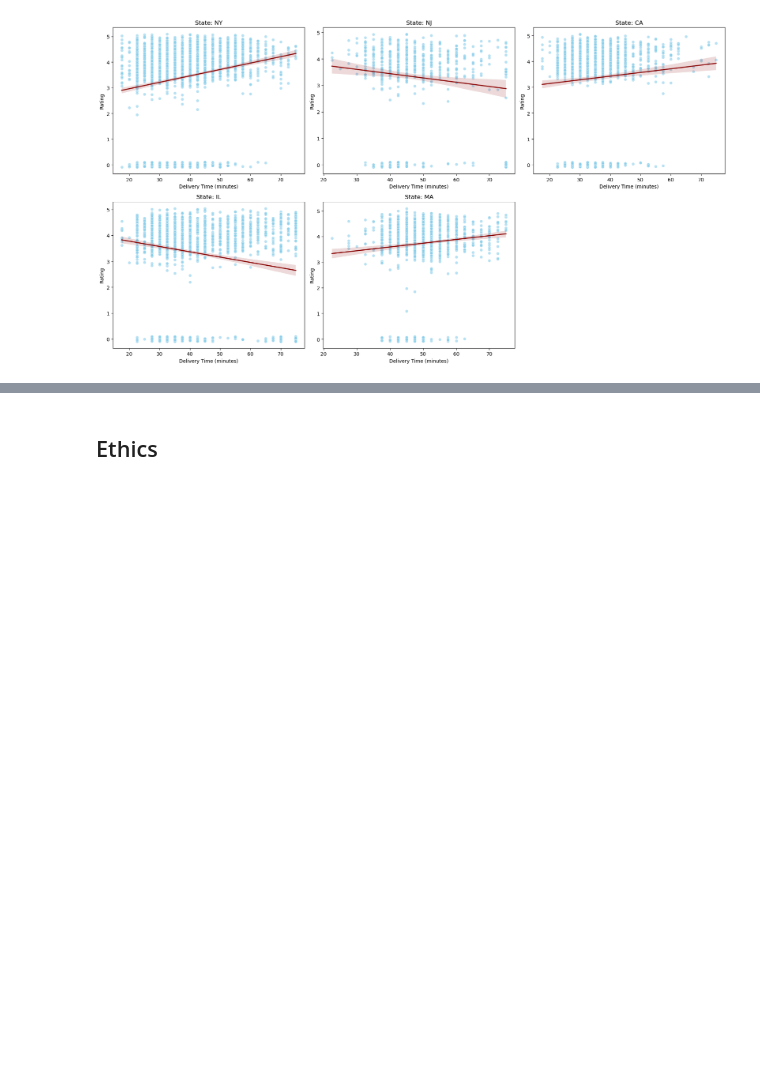
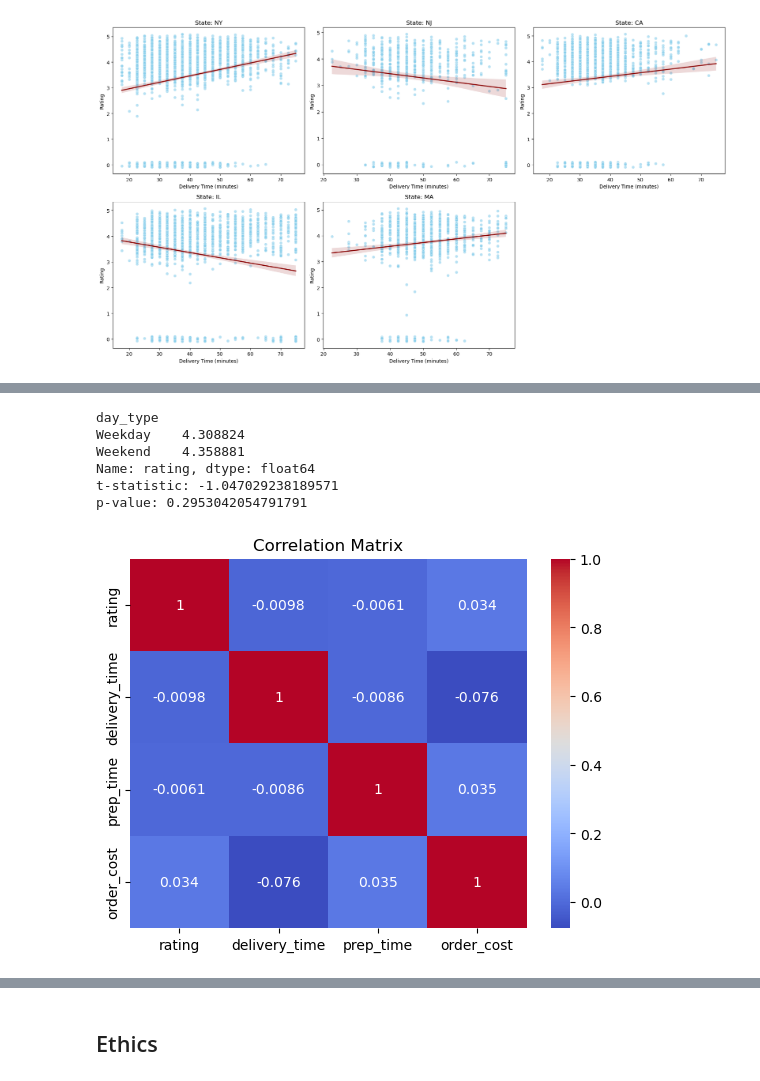
Before and after one commit to COGS108/Group111_WI26, a Jupyter notebook: 02-EDACheckpoint.ipynb, the cells around one changed output, grey strips where cells are left out. Saved outputs shown, nothing was run; the diff lists cells and outputs as text; code cells hidden in the pictures; blank space fills up the shorter version.

```diff
--- a/02-EDACheckpoint.ipynb
+++ b/02-EDACheckpoint.ipynb
@@ -527,0 +573,23 @@ Some more words and stuff.  Remember notebooks work best if you interleave the c
+# %%
+print(foodhub.groupby("day_type")["rating"].mean())
+weekday = foodhub[foodhub['day_type'] == 'Weekday']['rating']
+weekend = foodhub[foodhub['day_type'] == 'Weekend']['rating']
+t_stat, p_value = stats.ttest_ind(weekday, weekend)
+print("t-statistic:", t_stat)
+print("p-value:", p_value)
+# %% [output]
+day_type
+Weekday    4.308824
+Weekend    4.358881
+Name: rating, dtype: float64
+t-statistic: -1.047029238189571
+p-value: 0.2953042054791791
+# %%
+sns.heatmap(foodhub[['rating','delivery_time','prep_time','order_cost']].corr(),
+            annot=True,
+            cmap="coolwarm")
+
+plt.title("Correlation Matrix")
+plt.show()
+# %% [output]
+[figure, added]
```
Also changed, not shown: parts of 15 cells of this notebook.
